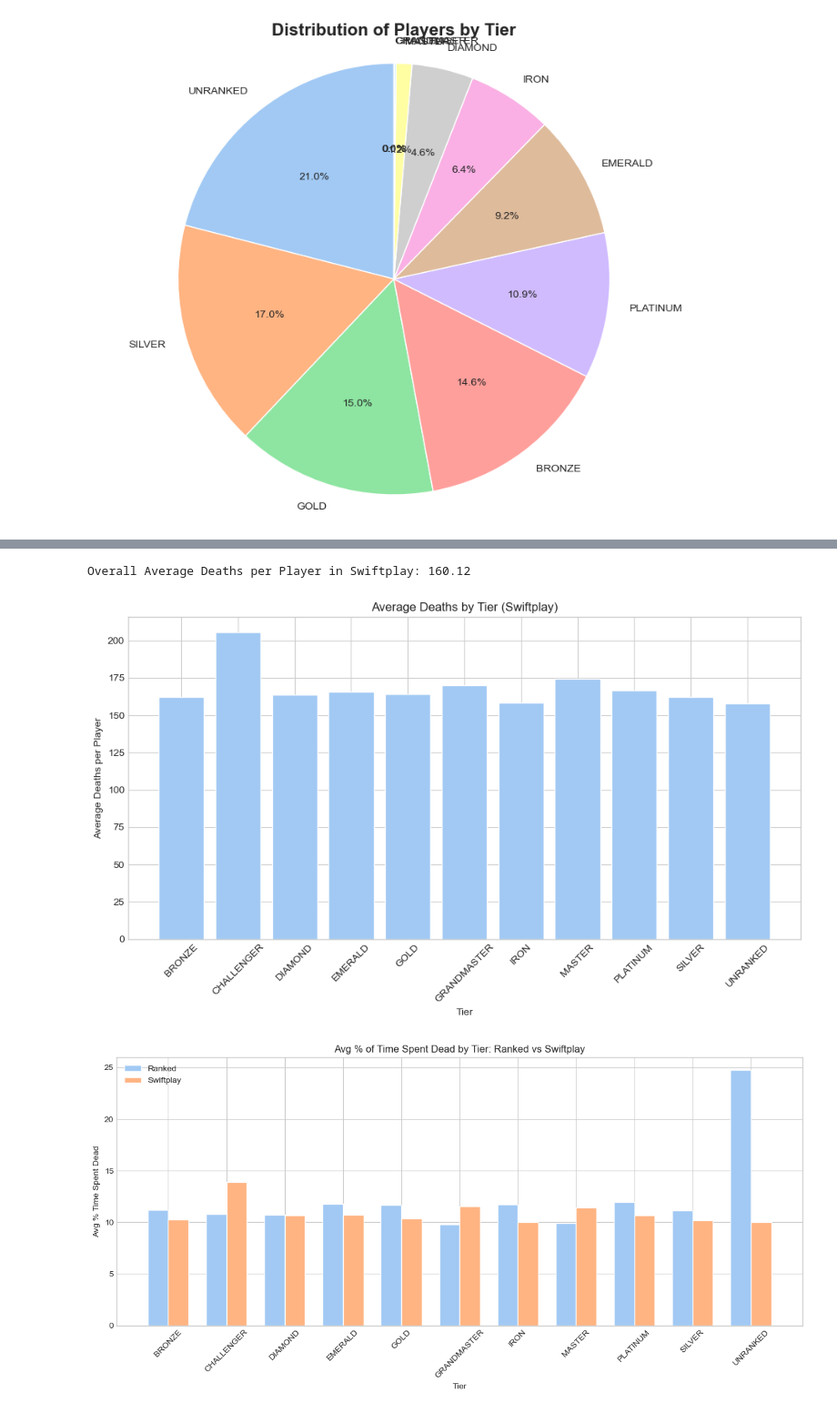
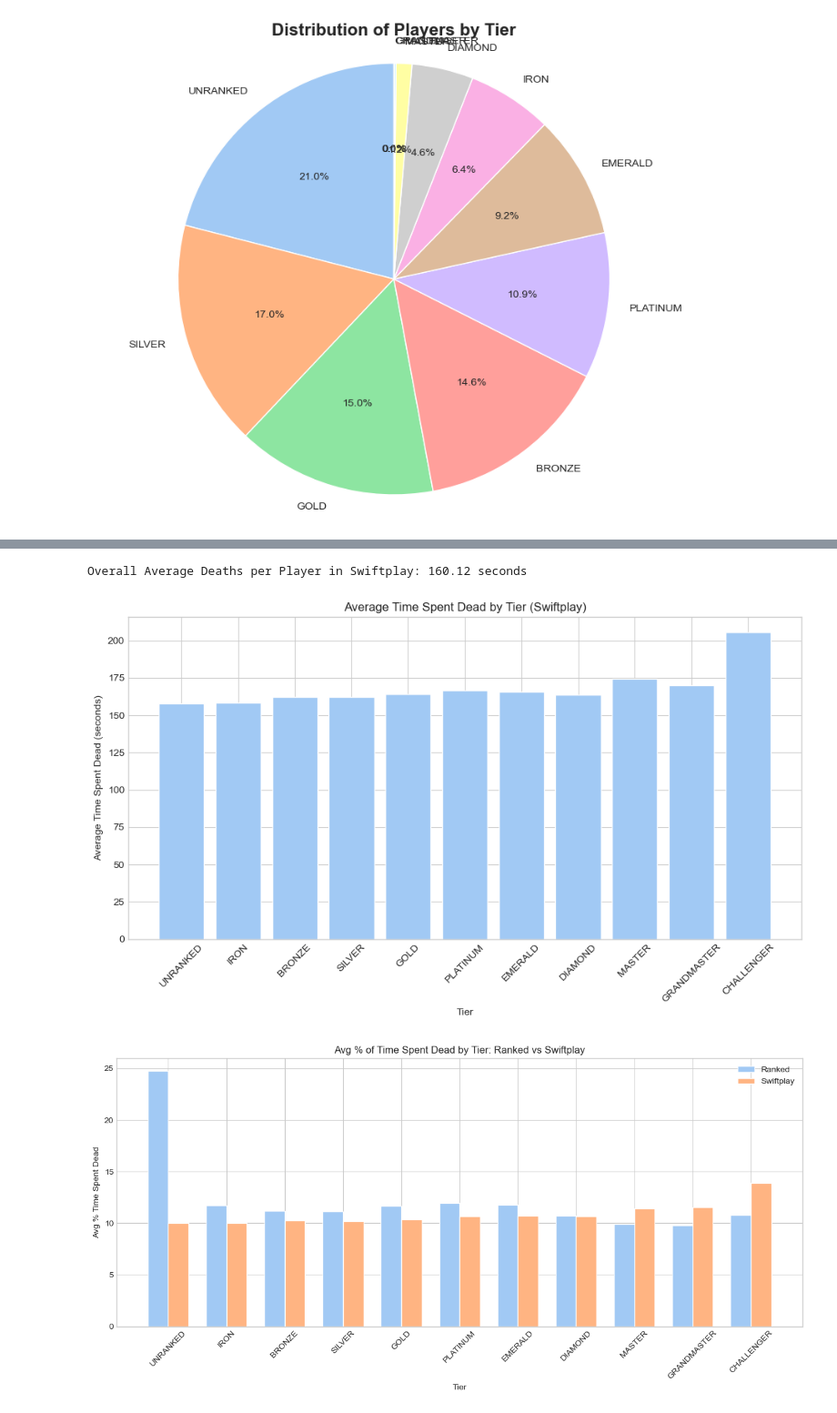
Before and after one commit to mdcUM/swiftplay-analysis, a Jupyter notebook: speed_and_duration_analysis.ipynb, the cells around one changed output, grey strips where cells are left out. Shown at 91% size. Drawn from its saved outputs; the diff is of its cells as text; code cells hidden in the pictures.

```diff
--- a/speed_and_duration_analysis.ipynb
+++ b/speed_and_duration_analysis.ipynb
@@ -314,58 +341,87 @@ Overall Average Time Spent Dead in Ranked: 234.52 seconds
 # %%
+tier_order = [
+    "UNRANKED", "IRON", "BRONZE", "SILVER", "GOLD",
+    "PLATINUM", "EMERALD", "DIAMOND", "MASTER", "GRANDMASTER", "CHALLENGER"
+]
+
+# Ensure 'totalTimeSpentDead' is float
 swift_player_match_data["totalTimeSpentDead"] = swift_player_match_data["totalTimeSpentDead"].astype(float)
+
+# Overall average
 avg_deaths_swift = swift_player_match_data["totalTimeSpentDead"].mean()
-print(f"Overall Average Deaths per Player in Swiftplay: {avg_deaths_swift:.2f}")
+print(f"Overall Average Deaths per Player in Swiftplay: {avg_deaths_swift:.2f} seconds")
+
+# Group by tier and average
 avg_deaths_by_tier_swift = swift_player_match_data.groupby("tier")["totalTimeSpentDead"].mean().reset_index()
+
+# Apply tier ordering
+avg_deaths_by_tier_swift["tier"] = pd.Categorical(avg_deaths_by_tier_swift["tier"], categories=tier_order, ordered=True)
 avg_deaths_by_tier_swift = avg_deaths_by_tier_swift.sort_values("tier")
-# Plotting
+
+# Plot
 plt.figure(figsize=(10, 6))
 plt.bar(avg_deaths_by_tier_swift["tier"].astype(str), avg_deaths_by_tier_swift["totalTimeSpentDead"])
 plt.xlabel("Tier")
-plt.ylabel("Average Deaths per Player")
-plt.title("Average Deaths by Tier (Swiftplay)")
+plt.ylabel("Average Time Spent Dead (seconds)")
+plt.title("Average Time Spent Dead by Tier (Swiftplay)")
 plt.xticks(rotation=45)
 plt.tight_layout()
 plt.show()
 # %% [output]
-Overall Average Deaths per Player in Swiftplay: 160.12
+Overall Average Deaths per Player in Swiftplay: 160.12 seconds
-[figure, old version]
+[figure, new version]
 # %%
-# Convert columns to numeric
+tier_order = [
+    "UNRANKED", "IRON", "BRONZE", "SILVER", "GOLD",
+    "PLATINUM", "EMERALD", "DIAMOND", "MASTER", "GRANDMASTER", "CHALLENGER"
+]
+
+# Clean and convert Ranked data
 rank_player_match_data["totalTimeSpentDead"] = rank_player_match_data["totalTimeSpentDead"].astype(float)
 rank_player_match_data["timePlayed"] = rank_player_match_data["timePlayed"].astype(float)
 ranked_valid = rank_player_match_data[rank_player_match_data["timePlayed"] > 0].copy()
-# Compute dead-time ratio per player
 ranked_valid["dead_time_ratio"] = ranked_valid["totalTimeSpentDead"] / ranked_valid["timePlayed"]
-# Group by tier
 ranked_ratio_by_tier = ranked_valid.groupby("tier")["dead_time_ratio"].mean().reset_index()
-ranked_ratio_by_tier = ranked_ratio_by_tier.sort_values("tier")
+
+# Clean and merge Swiftplay data
 swift_player_match_data["totalTimeSpentDead"] = swift_player_match_data["totalTimeSpentDead"].astype(float)
-# Merge with match data to get timePlayed (from match duration)
 swift_merged = pd.merge(swift_player_match_data, swift_match_data[["matchId", "gameDuration"]], on="matchId")
 swift_merged["gameDuration"] = swift_merged["gameDuration"].astype(float)
 swift_valid = swift_merged[swift_merged["gameDuration"] > 0].copy()
 swift_valid["dead_time_ratio"] = swift_valid["totalTimeSpentDead"] / swift_valid["timePlayed"]
-# Group by tier
 swift_ratio_by_tier = swift_valid.groupby("tier")["dead_time_ratio"].mean().reset_index()
+
+# Apply tier ordering
+ranked_ratio_by_tier["tier"] = pd.Categorical(ranked_ratio_by_tier["tier"], categories=tier_order, ordered=True)
+swift_ratio_by_tier["tier"] = pd.Categorical(swift_ratio_by_tier["tier"], categories=tier_order, ordered=True)
+
+ranked_ratio_by_tier = ranked_ratio_by_tier.sort_values("tier")
 swift_ratio_by_tier = swift_ratio_by_tier.sort_values("tier")
+
+# Rename columns and merge
 ranked_ratio_by_tier.rename(columns={"dead_time_ratio": "Ranked"}, inplace=True)
 swift_ratio_by_tier.rename(columns={"dead_time_ratio": "Swiftplay"}, inplace=True)
-# Merge both
+
 comparison_ratio = pd.merge(ranked_ratio_by_tier, swift_ratio_by_tier, on="tier")
+comparison_ratio = comparison_ratio.dropna()  # in case some tiers are missing in one mode
+
+# Plot
 x = np.arange(len(comparison_ratio))
 width = 0.35
+
 plt.figure(figsize=(12, 6))
 plt.bar(x - width/2, comparison_ratio["Ranked"] * 100, width, label="Ranked")
 plt.bar(x + width/2, comparison_ratio["Swiftplay"] * 100, width, label="Swiftplay")
+
 plt.xlabel("Tier")
 plt.ylabel("Avg % Time Spent Dead")
 plt.title("Avg % of Time Spent Dead by Tier: Ranked vs Swiftplay")
 plt.xticks(x, comparison_ratio["tier"].astype(str), rotation=45)
 plt.legend()
 plt.tight_layout()
 plt.show()
 # %% [output]
-[figure, old version]
+[figure, new version]
 # %%
 import matplotlib.pyplot as plt
 import seaborn as sns
```
Also changed, not shown: parts of 3 cells of this notebook.
